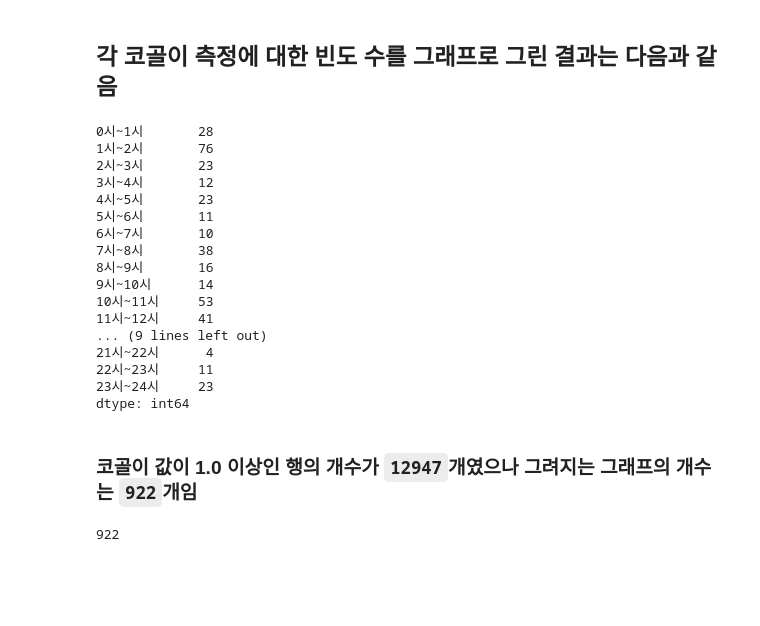
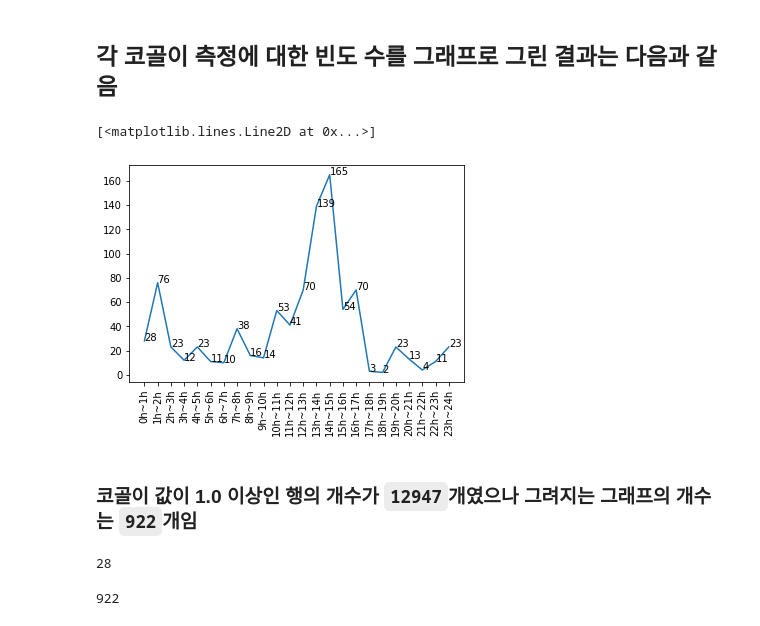
Before and after one commit to WhiteHyun/Lab, a Jupyter notebook: datagraph/graph.ipynb, the cells around one changed output. Saved outputs shown, nothing was run; the diff lists cells and outputs as text; code cells hidden in the pictures; blank space fills up the shorter version.

```diff
--- a/datagraph/graph.ipynb
+++ b/datagraph/graph.ipynb
@@ -43,7 +43,7 @@ def save_graph(dataframe, index_list, limits=20):
 - 해당 음량부터 이후 300개 까지의 값 사이의 시간을 구하여 코골이 빈도를 저장
 - 0~24시 까지의 코골이 빈도를 나타내는 **리스트**를 리턴
 # %%
-장def get_snoring_freq(dataframe, index_list):
+def get_snoring_freq(dataframe, index_list):
     index = index_list[0]
     freq_list = [0]*24
     while True:
@@ -83,28 +83,21 @@ save_graph(df, snoring_list)
 ## 각 코골이 측정에 대한 빈도 수를 그래프로 그린 결과는 다음과 같음
 # %%
 freq_list = get_snoring_freq(df, snoring_list)  # 각 시간대 별 빈도 수
-index_list = list(map(lambda x: f"{x}시~{x+1}시", range(24)))   # 판다스에 그리기 위해 사용할 index리스트
-pd.Series(freq_list, index=index_list)
+index_list = list(map(lambda x: f"{x}h~{x+1}h", range(24)))   # 판다스에 그리기 위해 사용할 index리스트
+plt.xticks(ticks=range(24), labels=index_list, rotation=90)
+for i in range(24):
+    plt.annotate(str(freq_list[i]), xy=(i, freq_list[i]))
+
+plt.plot(pd.Series(freq_list, index=index_list))
 # %% [output]
-0시~1시       28
-1시~2시       76
-2시~3시       23
-3시~4시       12
-4시~5시       23
-5시~6시       11
-6시~7시       10
-7시~8시       38
-8시~9시       16
-9시~10시      14
-10시~11시     53
-11시~12시     41
-... (9 lines left out)
-21시~22시      4
-22시~23시     11
-23시~24시     23
-dtype: int64
+[<matplotlib.lines.Line2D at 0x...>]
+[figure, added]
 # %% [markdown]
 ### 코골이 값이 1.0 이상인 행의 개수가 `12947`개였으나 그려지는 그래프의 개수는 `922`개임
+# %%
+freq_list[0]
+# %% [output]
+28
 # %%
 sum(freq_list)  # 그려지는 그래프의 개수
 # %% [output]
```
